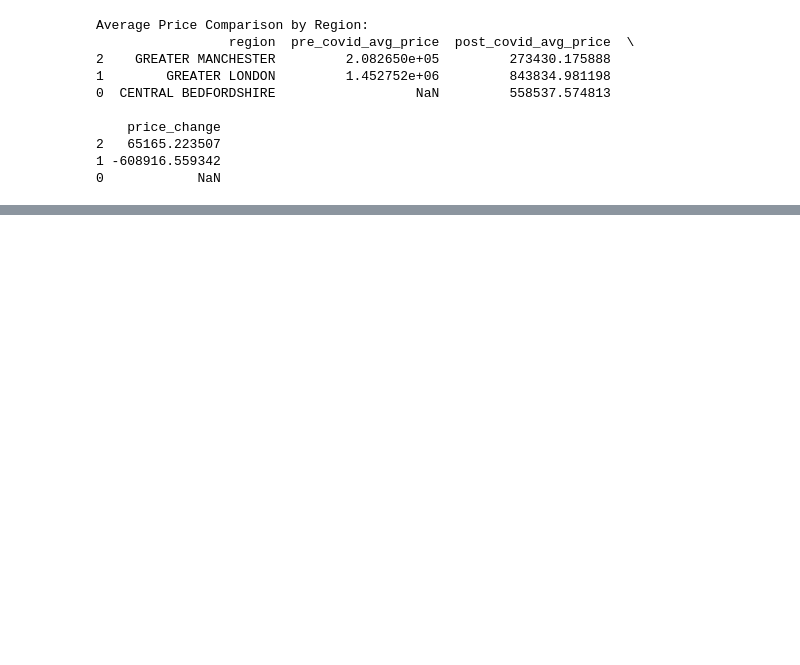
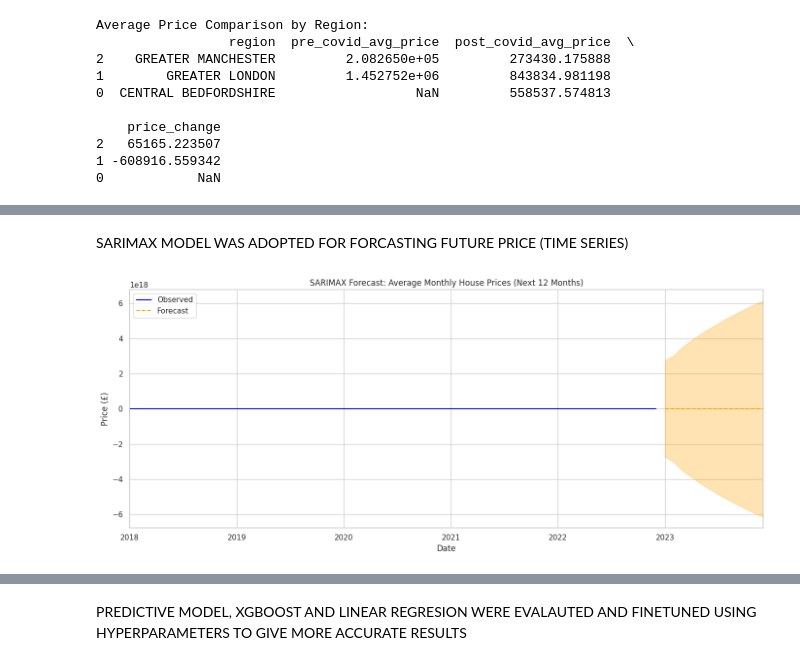
Before and after one commit to DonCappaccinno/Data-Science, a Jupyter notebook: REAL_BAN_PROJECT.ipynb, the cells around one changed output, grey strips where cells are left out. Saved outputs shown, nothing was run; the diff lists cells and outputs as text; code cells hidden in the pictures; blank space fills up the shorter version.

```diff
--- a/REAL_BAN_PROJECT.ipynb
+++ b/REAL_BAN_PROJECT.ipynb
@@ -121,3 +195,76 @@ Post-COVID Sample:
 2  372950 2022-04-28   LU5 6TD             S      F  CENTRAL BEDFORDSHIRE
 3  570000 2022-05-31  SG18 9RF             D      F  CENTRAL BEDFORDSHIRE
 4  570000 2022-05-27   LU7 3QS             D      F  CENTRAL BEDFORDSHIRE
+# %% [markdown]
+SARIMAX MODEL WAS ADOPTED FOR FORCASTING FUTURE PRICE (TIME SERIES)
+# %%
+#12 SARIMAX MODELFOR FORECASTING (TIME SERIES)
+import pandas as pd
+import numpy as np
+import matplotlib.pyplot as plt
+import seaborn as sns
+from statsmodels.tsa.statespace.sarimax import SARIMAX
+from pandas.plotting import register_matplotlib_converters
+register_matplotlib_converters()
+
+# Prepare monthly time series with frequency
+monthly_avg = df.copy()
+monthly_avg['year_month'] = df['date'].dt.to_period('M').astype(str)
+monthly_avg = monthly_avg.groupby('year_month')['price'].mean().reset_index()
+monthly_avg['year_month'] = pd.to_datetime(monthly_avg['year_month'])
+monthly_avg = monthly_avg.set_index('year_month')
+
+# Create a full date range to handle missing months
+full_date_range = pd.date_range(start=monthly_avg.index.min(),
+                                end=monthly_avg.index.max(),
+                                freq='MS')
+
+# Reindex the DataFrame to include all months in the range
+monthly_avg = monthly_avg.reindex(full_date_range)
+
+
+# Fill any missing months if necessary
+monthly_avg['price'] = monthly_avg['price'].interpolate(method='linear')
+
+# Fit SARIMAX model without warnings
+model = SARIMAX(monthly_avg['price'],
+                order=(1, 1, 1),
+                seasonal_order=(1, 1, 1, 12),
+                enforce_stationarity=False,
+                enforce_invertibility=False)
+results = model.fit(disp=False)
+
+# Forecast next 12 months
+forecast_steps = 12
+forecast = results.get_forecast(steps=forecast_steps)
+conf_int = forecast.conf_int()
+
+# Create forecast index with frequency
+forecast_index = pd.date_range(start=monthly_avg.index[-1] + pd.offsets.MonthBegin(1),
+                               periods=forecast_steps, freq='MS')
+forecast_series = pd.Series(forecast.predicted_mean.values, index=forecast_index)
+
+#  Plot forecast
+plt.figure(figsize=(14, 6))
+monthly_avg['price'].plot(label='Observed', color='blue')
+forecast_series.plot(label='Forecast', linestyle='--', color='orange')
+plt.fill_between(forecast_index,
+                 conf_int.iloc[:, 0],
+                 conf_int.iloc[:, 1],
+                 color='orange', alpha=0.3)
+plt.title("SARIMAX Forecast: Average Monthly House Prices (Next 12 Months)")
+plt.xlabel("Date")
+plt.ylabel("Price (£)")
+plt.legend()
+plt.tight_layout()
+plt.show()
+
+# Print Forecast Table
+forecast_df = pd.DataFrame({
+    "Date": forecast_index.strftime('%Y-%m'),
+    "Forecasted Price (£)": forecast_series.round(2)
+})
+print("Forecasted Average Monthly Prices:")
+print(forecast_df)
+# %% [output]
+[figure, added]
@@ -124 +285,3 @@ Post-COVID Sample:
+# %% [markdown]
+PREDICTIVE MODEL, XGBOOST AND LINEAR REGRESION WERE EVALAUTED AND FINETUNED USING HYPERPARAMETERS TO GIVE MORE ACCURATE RESULTS
 # %%
```
Also changed, not shown: parts of 12 cells of this notebook.
